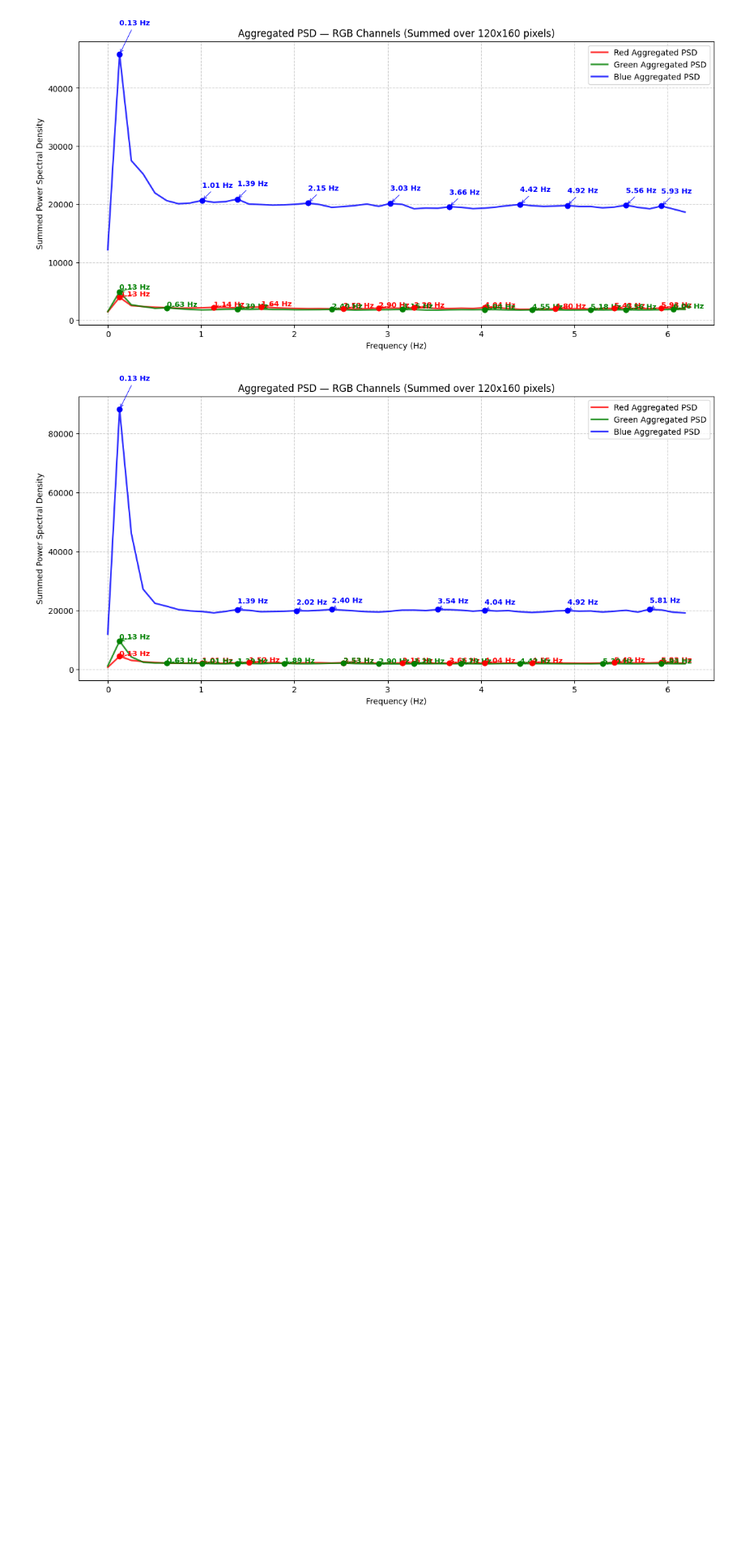
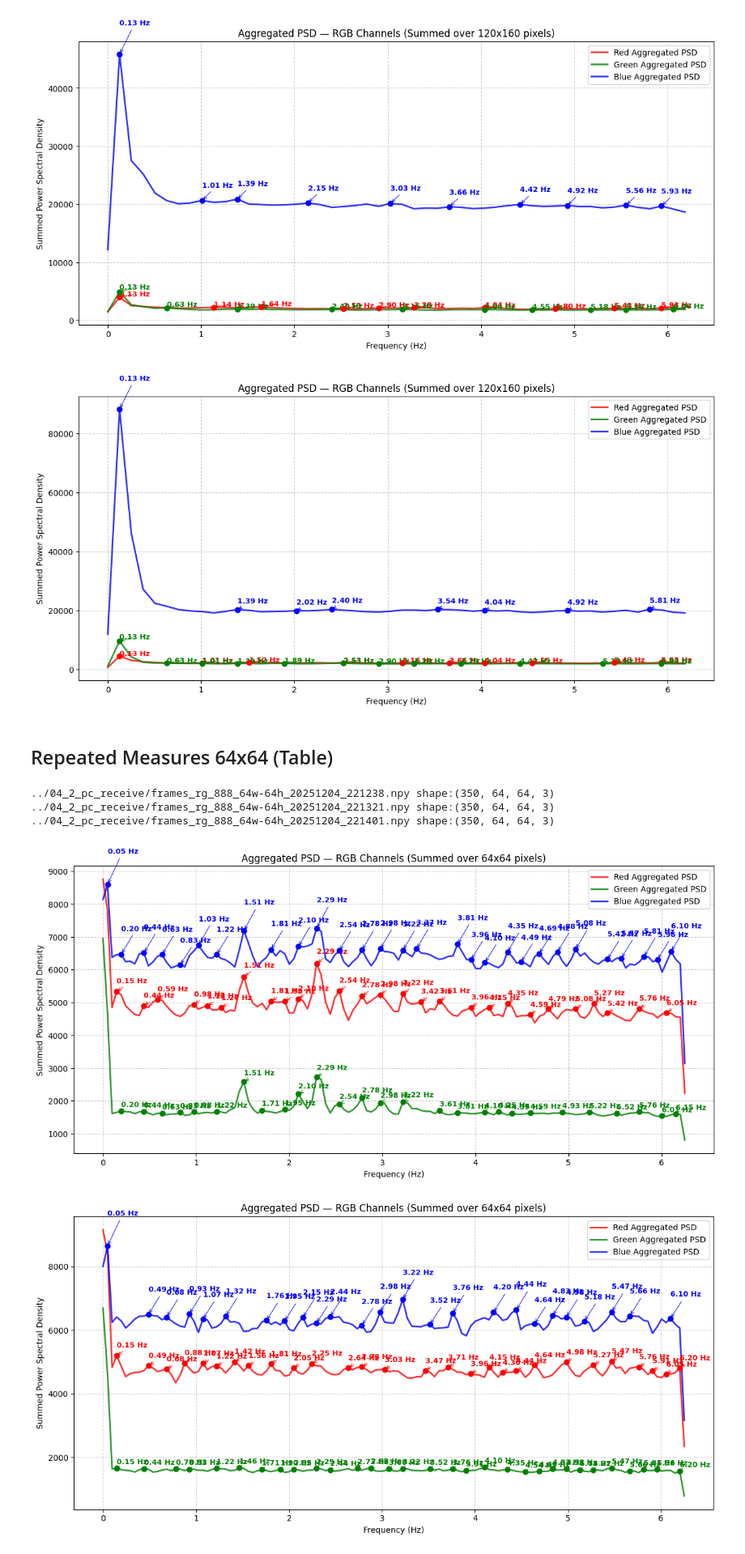
Before and after one commit to Dav-11/spo2_touchless, a Jupyter notebook: 04_capture+receive+process/04_3_pc_process/data_process.ipynb, the cells around one changed output. Shown at 81% size. Drawn from its saved outputs; the diff is of its cells as text; code cells hidden in the pictures; blank space fills up the shorter version.

```diff
--- a/04_capture+receive+process/04_3_pc_process/data_process.ipynb
+++ b/04_capture+receive+process/04_3_pc_process/data_process.ipynb
@@ -169,3 +169,20 @@ plot_aggregated_psd_rgb(data_2)
 plot_aggregated_psd_rgb(data_3)
 # %% [output]
 [figure]
+# %% [markdown]
+## Repeated Measures 64x64 (Table)
+# %%
+data_1 = load_data("../04_2_pc_receive/frames_rg_888_64w-64h_20251204_221238.npy")
+data_2 = load_data("../04_2_pc_receive/frames_rg_888_64w-64h_20251204_221321.npy")
+data_3 = load_data("../04_2_pc_receive/frames_rg_888_64w-64h_20251204_221401.npy")
+# %% [output]
+../04_2_pc_receive/frames_rg_888_64w-64h_20251204_221238.npy shape:(350, 64, 64, 3)
+../04_2_pc_receive/frames_rg_888_64w-64h_20251204_221321.npy shape:(350, 64, 64, 3)
+../04_2_pc_receive/frames_rg_888_64w-64h_20251204_221401.npy shape:(350, 64, 64, 3)
+# %%
+plot_aggregated_psd_rgb(data_1)
+plot_aggregated_psd_rgb(data_2)
+plot_aggregated_psd_rgb(data_3)
+# %% [output]
+[figure, added]
+[figure, added]
```
Also changed, not shown: parts of 7 cells of this notebook, 5 other files.
